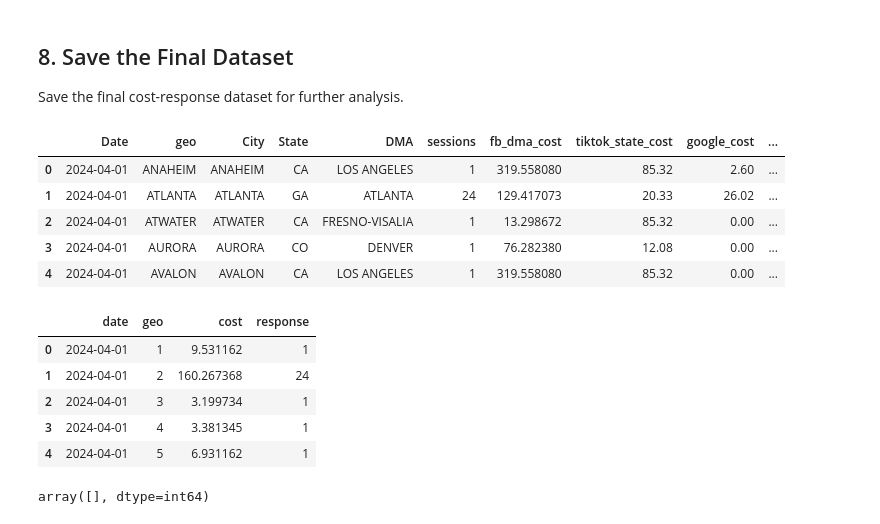
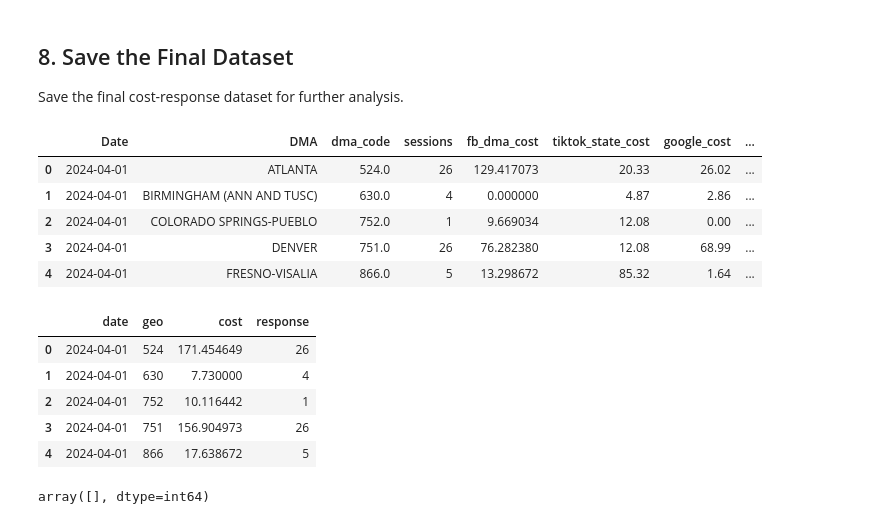
Before and after one commit to Glenn-Harless/geo-causal-inference, a Jupyter notebook: notebooks/cost_response_dataset_join.ipynb, the cells around one changed output. Saved outputs shown, nothing was run; the diff lists cells and outputs as text; code cells hidden in the pictures.

Commit message:
finally running

```diff
--- a/notebooks/cost_response_dataset_join.ipynb
+++ b/notebooks/cost_response_dataset_join.ipynb
@@ -620,3 +619,21 @@ final_df.head()
 | 2 | 2024-04-01 | ATWATER | ATWATER | CA | FRESNO-VISALIA | 1 | 13.298672 | 85.32 | 0.00 | ... |
 | 3 | 2024-04-01 | AURORA | AURORA | CO | DENVER | 1 | 76.282380 | 12.08 | 0.00 | ... |
 | 4 | 2024-04-01 | AVALON | AVALON | CA | LOS ANGELES | 1 | 319.558080 | 85.32 | 0.00 | ... |
+# %%
+# We need DMA code
+# First, let's ensure the DMA names match for joining
+# Convert both to uppercase for consistent matching
+final_df['DMA_upper'] = final_df['DMA'].str.upper()
+spine_table['dma_name_upper'] = spine_table['dma_name'].str.upper()
+
+# Create a mapping dictionary of DMA names to codes
+dma_code_map = spine_table[['dma_name_upper', 'dma_code']].drop_duplicates().set_index('dma_name_upper')['dma_code'].to_dict()
+
+# Add the DMA code to final_df
+final_df['dma_code'] = final_df['DMA_upper'].map(dma_code_map)
+
+# Drop the temporary uppercase column if you don't need it
+final_df = final_df.drop(columns=['DMA_upper'])
+
+# Show the result
+final_df.head()
@@ -718,35 +843,38 @@ plt.show()
 Save the final cost-response dataset for further analysis.
 # %%
 # Create a mapping of unique city-state combinations to sequential IDs
-city_state_pairs = final_df[['geo', 'State']].drop_duplicates().reset_index(drop=True)
-city_state_pairs['geo_id'] = city_state_pairs.index + 1  # Start IDs from 1
+# city_state_pairs = final_df[['geo', 'State']].drop_duplicates().reset_index(drop=True)
+# city_state_pairs['geo_id'] = city_state_pairs.index + 1  # Start IDs from 1
+
 
 # Merge this back to the main dataframe
-final_df = pd.merge(
-    final_df,
-    city_state_pairs,
-    on=['geo', 'State'],
-    how='left'
-)
+# final_df = pd.merge(
+#     final_df,
+#     city_state_pairs,
+#     on=['geo', 'State'],
+#     how='left'
+# )
+
+# final_df.head()
 
 final_df.head()
 # %% [output]
-|  | Date | geo | City | State | DMA | sessions | fb_dma_cost | tiktok_state_cost | google_cost | ... |
-| 0 | 2024-04-01 | ANAHEIM | ANAHEIM | CA | LOS ANGELES | 1 | 319.558080 | 85.32 | 2.60 | ... |
-| 1 | 2024-04-01 | ATLANTA | ATLANTA | GA | ATLANTA | 24 | 129.417073 | 20.33 | 26.02 | ... |
-| 2 | 2024-04-01 | ATWATER | ATWATER | CA | FRESNO-VISALIA | 1 | 13.298672 | 85.32 | 0.00 | ... |
-| 3 | 2024-04-01 | AURORA | AURORA | CO | DENVER | 1 | 76.282380 | 12.08 | 0.00 | ... |
-| 4 | 2024-04-01 | AVALON | AVALON | CA | LOS ANGELES | 1 | 319.558080 | 85.32 | 0.00 | ... |
+|  | Date | DMA | dma_code | sessions | fb_dma_cost | tiktok_state_cost | google_cost | ... |
+| 0 | 2024-04-01 | ATLANTA | 524.0 | 26 | 129.417073 | 20.33 | 26.02 | ... |
+| 1 | 2024-04-01 | BIRMINGHAM (ANN AND TUSC) | 630.0 | 4 | 0.000000 | 4.87 | 2.86 | ... |
+| 2 | 2024-04-01 | COLORADO SPRINGS-PUEBLO | 752.0 | 1 | 9.669034 | 12.08 | 0.00 | ... |
+| 3 | 2024-04-01 | DENVER | 751.0 | 26 | 76.282380 | 12.08 | 68.99 | ... |
+| 4 | 2024-04-01 | FRESNO-VISALIA | 866.0 | 5 | 13.298672 | 85.32 | 1.64 | ... |
 # %%
 # Create dataset for design file
 
-needed_cols = ['Date', 'geo_id', 'total_cost', 'sessions']
+needed_cols = ['Date', 'geo', 'total_cost', 'sessions']
 
 client_dataset = final_df[needed_cols]
 
 client_dataset = client_dataset.rename(columns={
     "Date": "date",
-    "geo_id": "geo",
+    "geo": "geo",
     "total_cost": "cost",
     "sessions": "response"
 }, inplace=False)
@@ -754,11 +882,11 @@ client_dataset = client_dataset.rename(columns={
 client_dataset.head()
 # %% [output]
 |  | date | geo | cost | response |
-| 0 | 2024-04-01 | 1 | 9.531162 | 1 |
-| 1 | 2024-04-01 | 2 | 160.267368 | 24 |
-| 2 | 2024-04-01 | 3 | 3.199734 | 1 |
-| 3 | 2024-04-01 | 4 | 3.381345 | 1 |
-| 4 | 2024-04-01 | 5 | 6.931162 | 1 |
+| 0 | 2024-04-01 | 524 | 171.454649 | 26 |
+| 1 | 2024-04-01 | 630 | 7.730000 | 4 |
+| 2 | 2024-04-01 | 752 | 10.116442 | 1 |
+| 3 | 2024-04-01 | 751 | 156.904973 | 26 |
+| 4 | 2024-04-01 | 866 | 17.638672 | 5 |
 # %%
 # Checks for duplicate date/geo
 filtered_dataset = client_dataset
```
Also changed, not shown: parts of 17 cells of this notebook, 4 other files.
